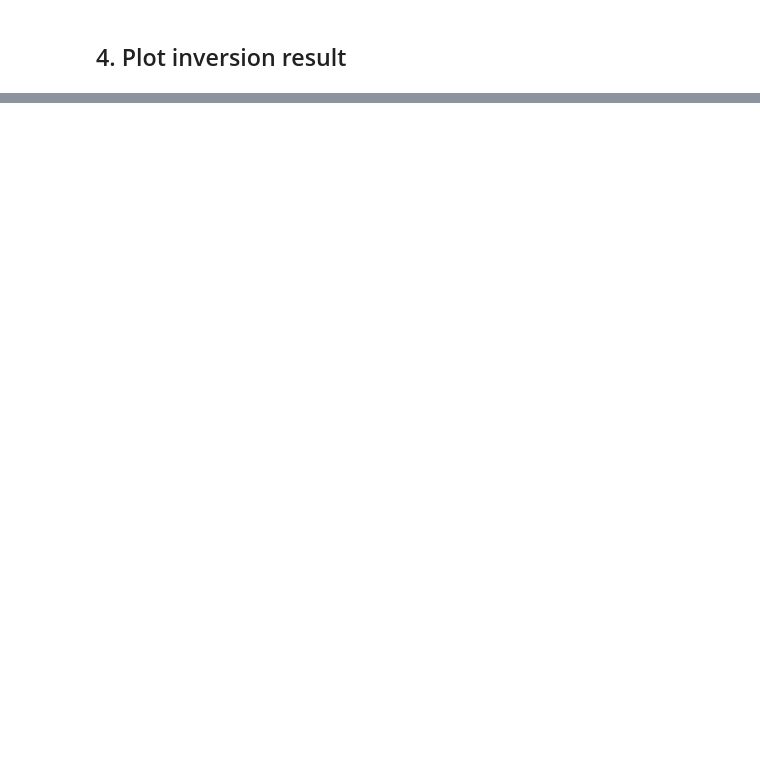
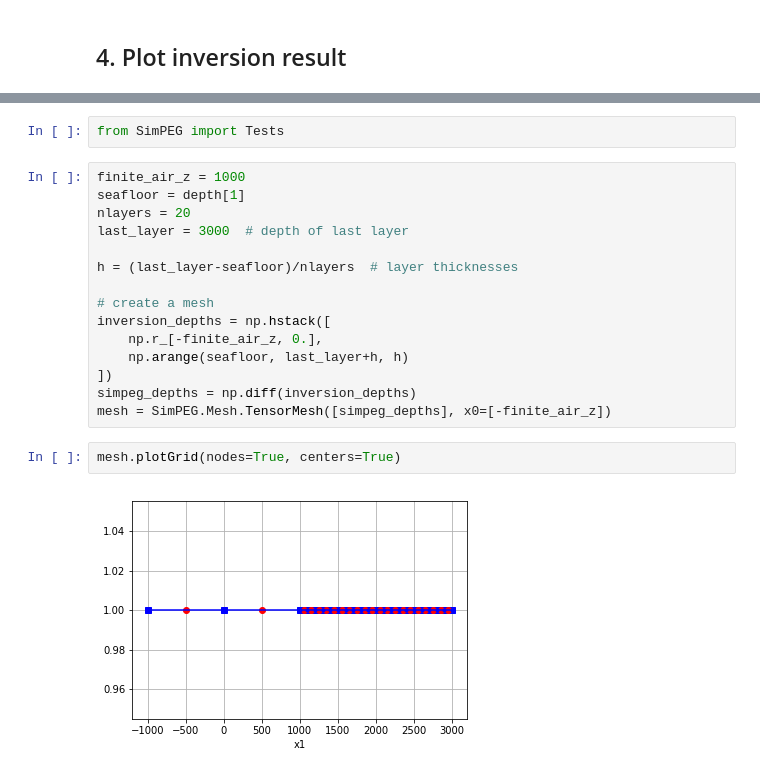
Before and after one commit to opengeophysics/scratchpad, a Jupyter notebook: FirstTest.ipynb, the cells around one changed output, grey strips where cells are left out. Cells and saved outputs as stored; diff of their text form; blank space fills up the shorter version.

```diff
--- a/FirstTest.ipynb
+++ b/FirstTest.ipynb
@@ -313,0 +546,21 @@ plt.show()
+# %%
+from SimPEG import Tests
+# %%
+finite_air_z = 1000
+seafloor = depth[1]
+nlayers = 20
+last_layer = 3000  # depth of last layer
+
+h = (last_layer-seafloor)/nlayers  # layer thicknesses
+
+# create a mesh
+inversion_depths = np.hstack([
+    np.r_[-finite_air_z, 0.],
+    np.arange(seafloor, last_layer+h, h)
+])
+simpeg_depths = np.diff(inversion_depths)
+mesh = SimPEG.Mesh.TensorMesh([simpeg_depths], x0=[-finite_air_z])
+# %%
+mesh.plotGrid(nodes=True, centers=True)
+# %% [output]
+[figure, added]
```
Also changed, not shown: parts of 31 cells of this notebook.
